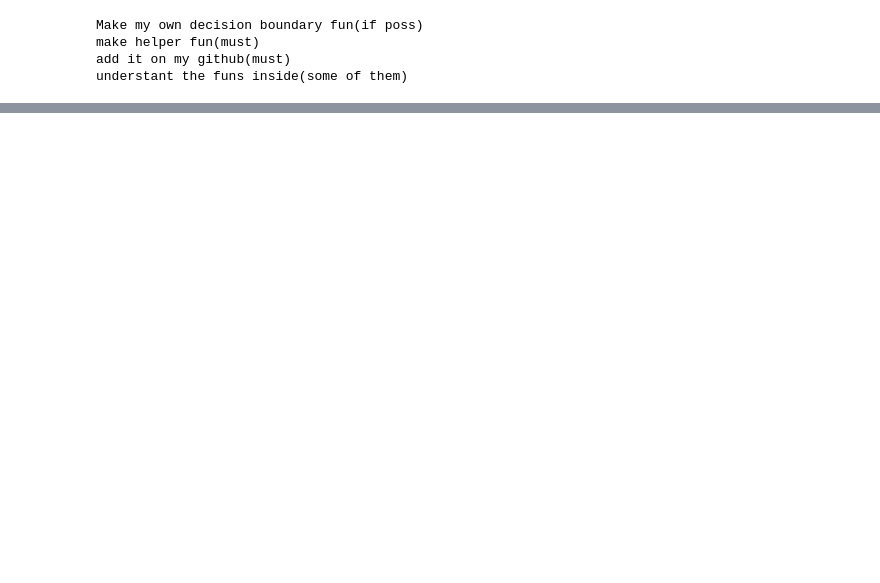
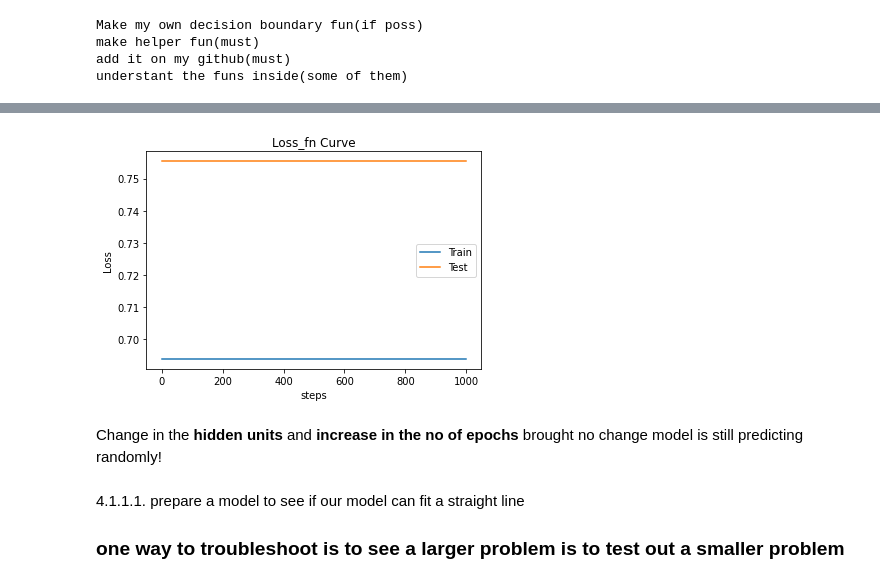
Before and after one commit to MananShukla7/Pytorch-CV, a Jupyter notebook: 03_Neural_Network_Classification_Pytorch.ipynb, the cells around one changed output, grey strips where cells are left out. Cells and saved outputs as stored; diff of their text form; code cells hidden in the pictures; blank space fills up the shorter version.

```diff
--- a/03_Neural_Network_Classification_Pytorch.ipynb
+++ b/03_Neural_Network_Classification_Pytorch.ipynb
@@ -424,0 +558,12 @@ understant the funs inside(some of them)
+# %%
+lossfn_curve(train_l,epochs)
+lossfn_curve(test_l,epochs)
+plt.legend(["Train","Test"])
+plt.show()
+# %% [output]
+[figure, added]
+# %% [markdown]
+Change in the **hidden units** and **increase in the no of epochs** brought no change model is still predicting randomly!
+# %% [markdown]
+4.1.1.1.  prepare a model to see if our model can fit a straight line
+### one way to troubleshoot is to see a larger problem is to test out a smaller problem
```
Also changed, not shown: parts of 41 cells of this notebook.
